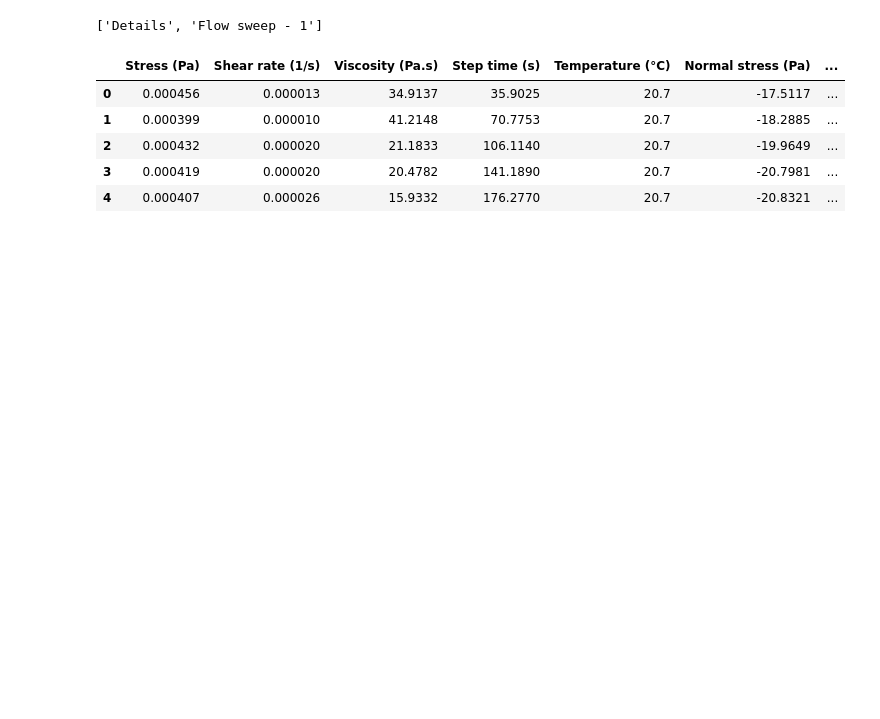
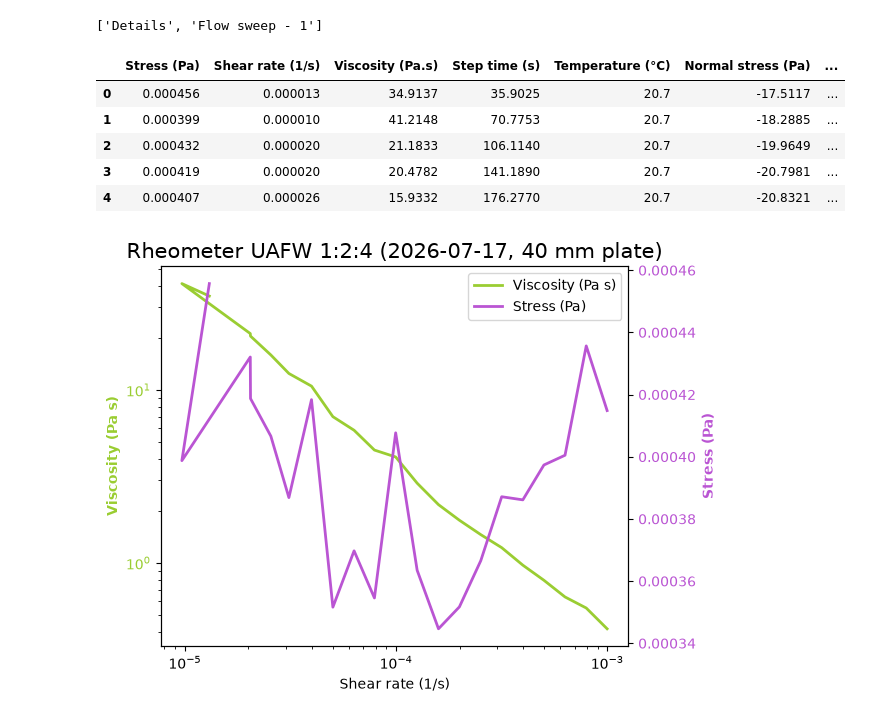
Before and after one commit to maurielle-noto/ionic-liquid-characterization, a Jupyter notebook: rheo.ipynb, the cells around one changed output. Cells and saved outputs as stored; diff of their text form; code cells hidden in the pictures; blank space fills up the shorter version.

```diff
--- a/rheo.ipynb
+++ b/rheo.ipynb
@@ -112,5 +189,5 @@ plt.show()
 # %%
-rheo26_df = extract_data("/Users/mauriellenoto/Desktop/seager/ionicliquids/data/RHEO/2026-07-26/20260726-RHEO-UAFW.xls")
+rheo26_df = extract_data("/Users/mauriellenoto/Desktop/seager/ionicliquids/data/RHEO/2026-07-17/20260726-RHEO-UAFW.xls")
 rheo26_df.head()
 # %% [output]
 ['Details', 'Flow sweep - 1']
@@ -172,0 +200,12 @@ def rheo_plot(dict):
+# %%
+dfs_and_details = {
+                "rheopath": "/Users/mauriellenoto/Desktop/seager/ionicliquids/data/RHEO/2026-07-17/20260726-RHEO-UAFW.xls",
+                "date": "2026-07-17",
+                "chemical": "UAFW",
+                "ratio": "1:2:4",
+                "geometry": "40 mm"
+                    }
+# %%
+rheo26_plot = rheo_plot(rheo26_df, dfs_and_details)
+# %% [output]
+[figure, added]
```
Also changed, not shown: parts of 5 cells of this notebook, 2 other files.
